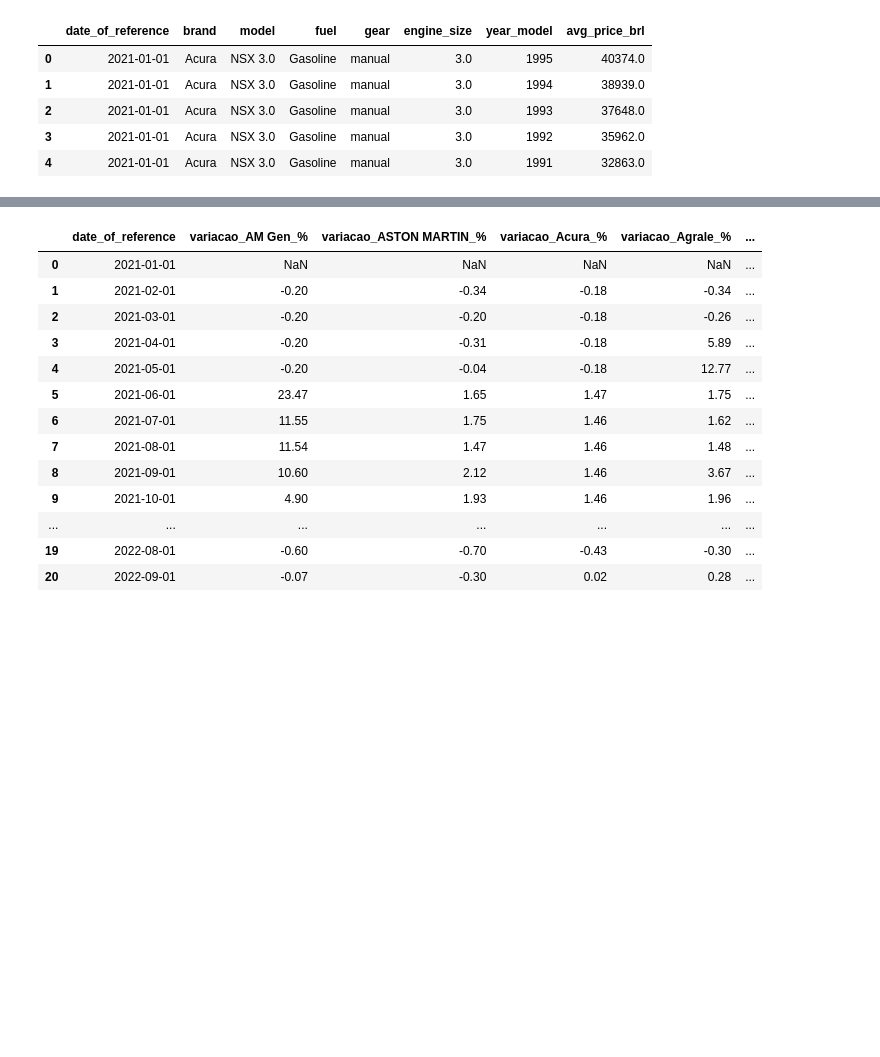
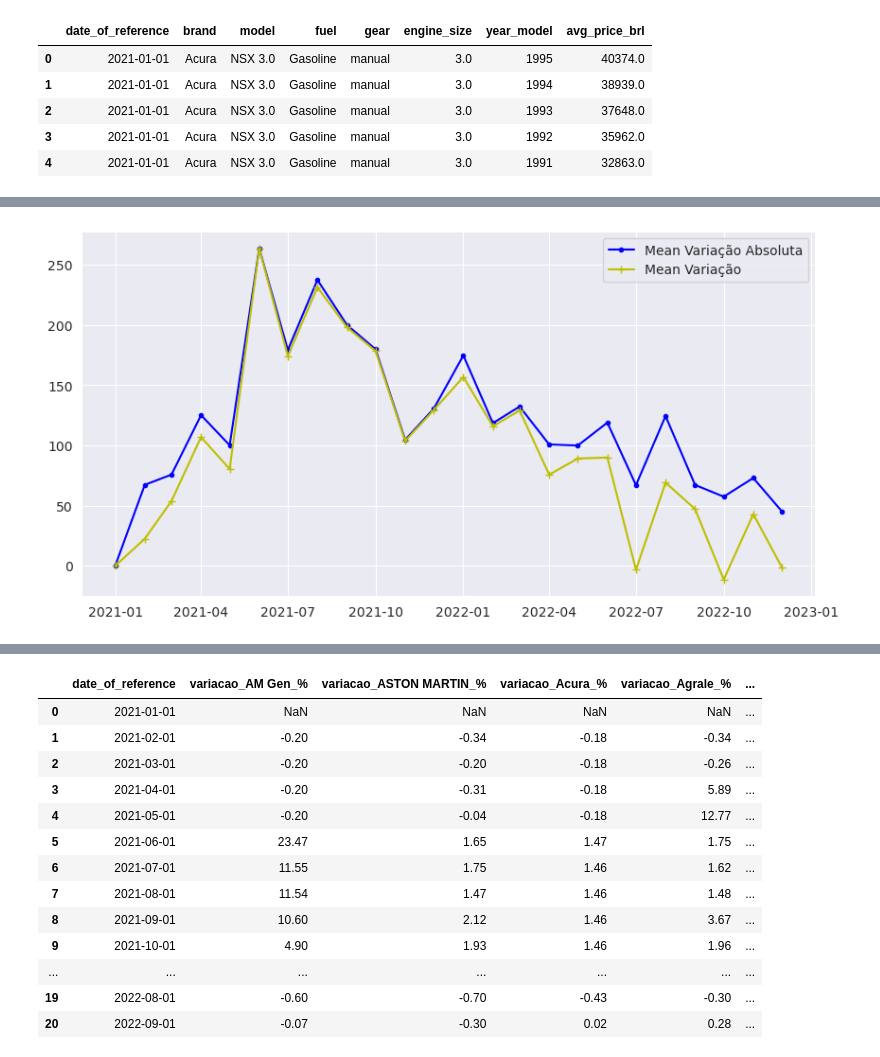
Before and after one commit to DavidTitoInfantas/Projeto_DataViz, a Jupyter notebook: analise_dados_car.ipynb, the cells around one changed output, grey strips where cells are left out. Drawn from its saved outputs; the diff is of its cells as text; code cells hidden in the pictures; blank space fills up the shorter version.

```diff
--- a/analise_dados_car.ipynb
+++ b/analise_dados_car.ipynb
@@ -214,6 +239,13 @@ def plotar(title,xlabel,ylabel, x, y ,df):
     ax.set_title(title,loc = 'left', fontsize=18)
     ax.set_xlabel(xlabel,fontsize=14)
     ax.set_ylabel(ylabel,fontsize=14)
+# %%
+plt.figure(figsize=(10,5))
+plt.plot(df_variacao_all['date_of_reference'],df_variacao_all['Mean_ABS_variacao_bands'],marker='.', color='b', label= 'Mean Variação Absoluta')
+plt.plot(df_variacao_all['date_of_reference'],df_variacao_all['Mean_variacao_bands'], marker = '+', color = 'y',label = 'Mean Variação')
+plt.legend();
+# %% [output]
+[figure, added]
 # %%
 # Variacion por mes na lista FIPE
 
```
Also changed, not shown: parts of 33 cells of this notebook.
